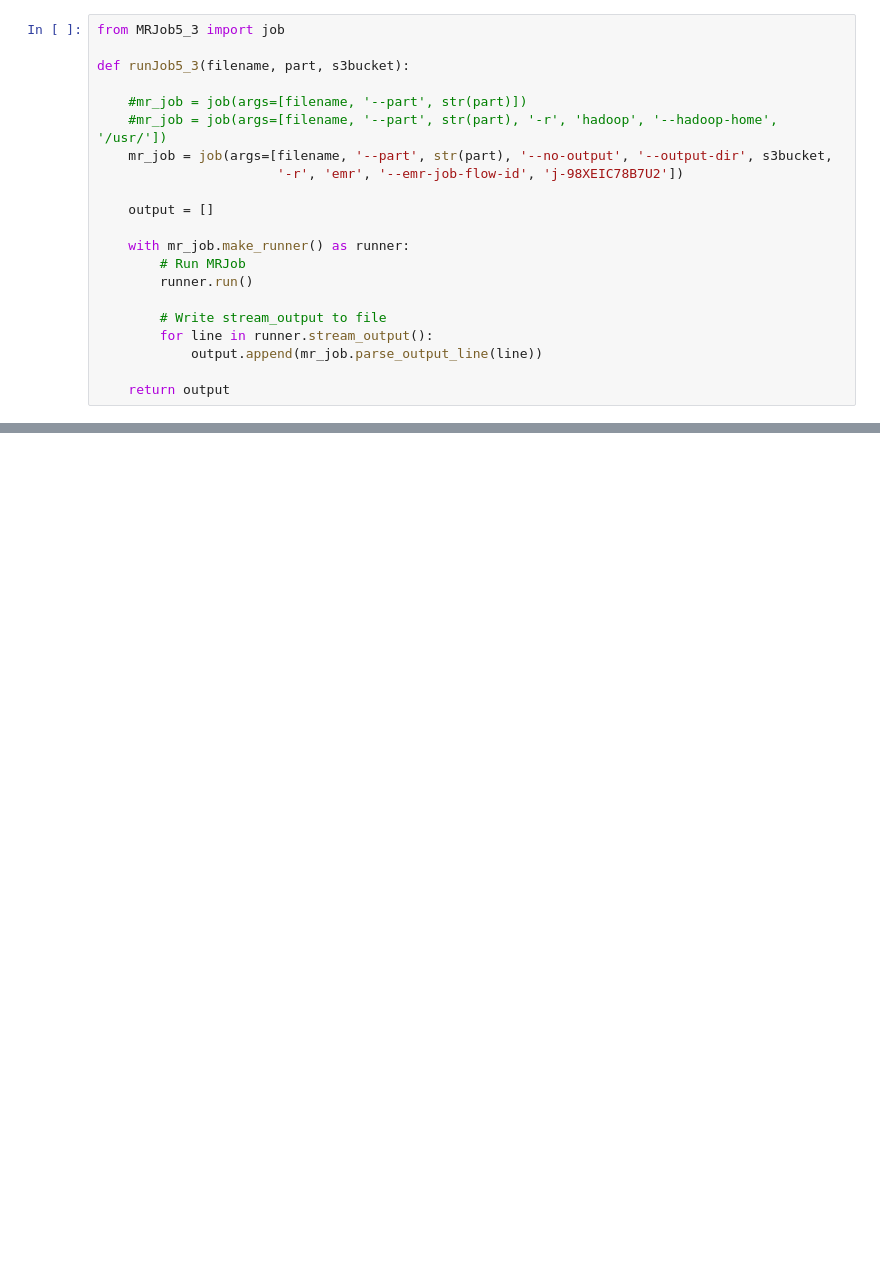
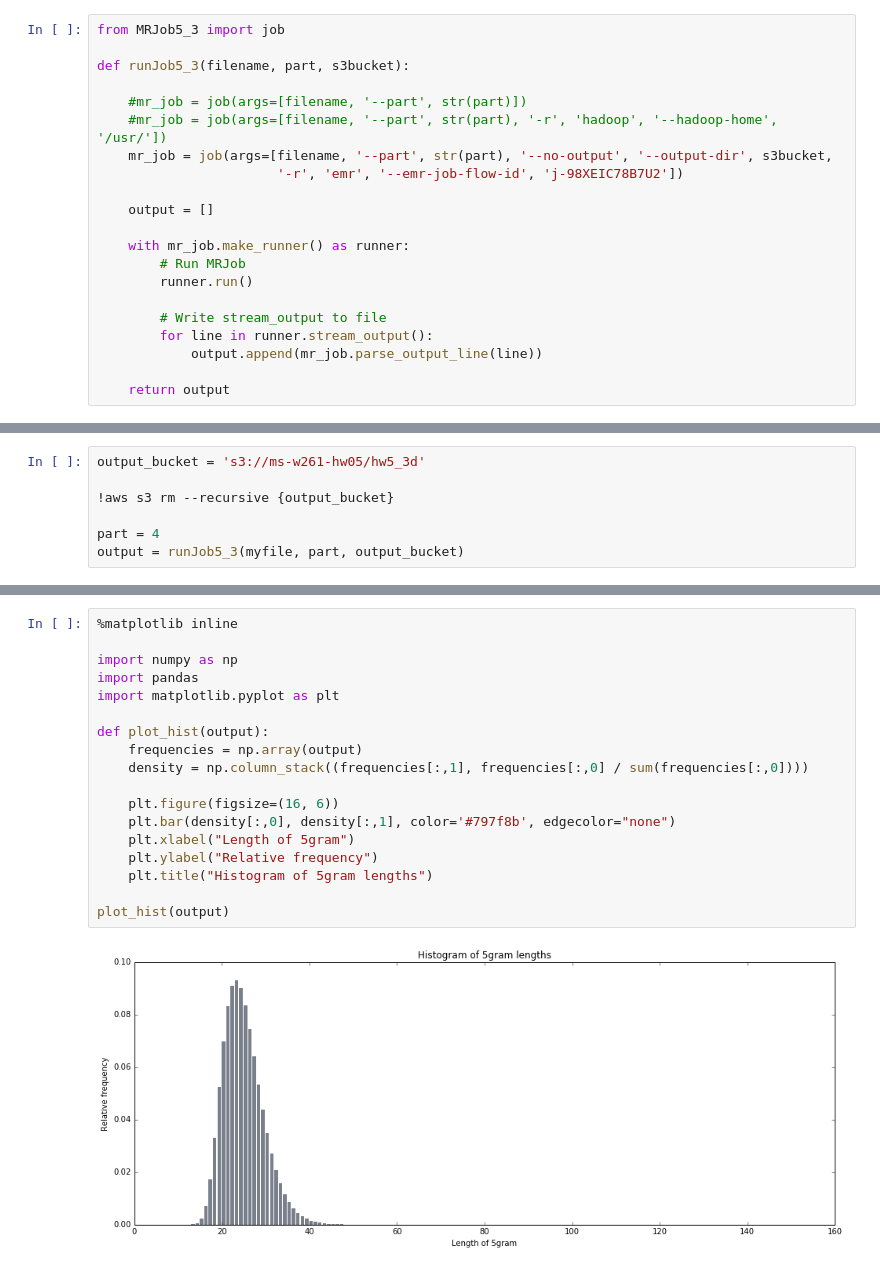
Before and after one commit to mseltz/W261-Fall2016, a Jupyter notebook: Week05/MIDS-W261-2016-HWK-Week05-Seltzer.ipynb, the cells around one changed output, grey strips where cells are left out. Saved outputs shown, nothing was run; the diff lists cells and outputs as text; blank space fills up the shorter version.

```diff
--- a/Week05/MIDS-W261-2016-HWK-Week05-Seltzer.ipynb
+++ b/Week05/MIDS-W261-2016-HWK-Week05-Seltzer.ipynb
@@ -625,0 +519,7 @@ set(['among', 'another', 'often', 'certain', 'mind', 'states', 'known', 'done',
+# %%
+output_bucket = 's3://ms-w261-hw05/hw5_3d'
+
+!aws s3 rm --recursive {output_bucket}
+
+part = 4
+output = runJob5_3(myfile, part, output_bucket)
@@ -625,0 +531,20 @@ set(['among', 'another', 'often', 'certain', 'mind', 'states', 'known', 'done',
+# %%
+%matplotlib inline
+
+import numpy as np
+import pandas
+import matplotlib.pyplot as plt
+
+def plot_hist(output):
+    frequencies = np.array(output)
+    density = np.column_stack((frequencies[:,1], frequencies[:,0] / sum(frequencies[:,0])))
+
+    plt.figure(figsize=(16, 6))
+    plt.bar(density[:,0], density[:,1], color='#797f8b', edgecolor="none")
+    plt.xlabel("Length of 5gram")
+    plt.ylabel("Relative frequency")
+    plt.title("Histogram of 5gram lengths")
+
+plot_hist(output)
+# %% [output]
+[figure, added]
```
Also changed, not shown: parts of 46 cells of this notebook, 19 other files.
